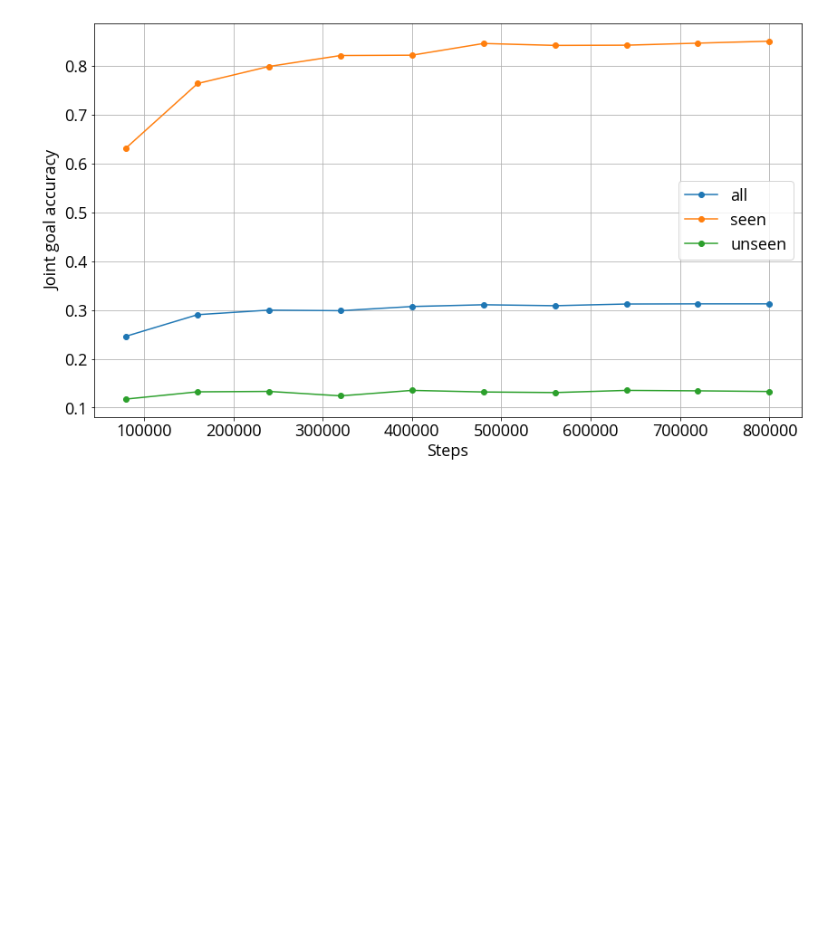
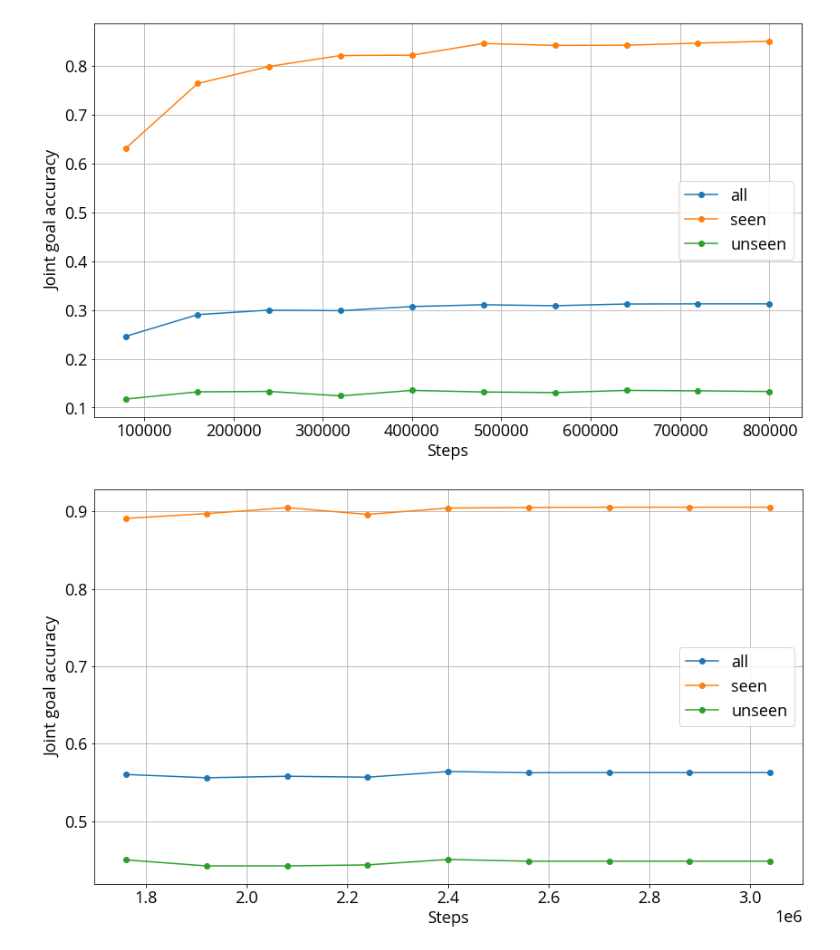
Before and after one commit to BlueFish6543/dst, a Jupyter notebook: notebooks/analysis.ipynb, the cells around one changed output. Saved outputs shown, nothing was run; the diff lists cells and outputs as text; code cells hidden in the pictures; blank space fills up the shorter version.

```diff
--- a/notebooks/analysis.ipynb
+++ b/notebooks/analysis.ipynb
@@ -36,3 +44,35 @@ jca_unseen = [metric["#UNSEEN_SERVICES"]["joint_cat_accuracy"] for metric in met
 jnca_all = [metric["#ALL_SERVICES"]["joint_noncat_accuracy"] for metric in metrics]
 jnca_seen = [metric["#SEEN_SERVICES"]["joint_noncat_accuracy"] for metric in metrics]
 jnca_unseen = [metric["#UNSEEN_SERVICES"]["joint_noncat_accuracy"] for metric in metrics]
+
+intent_all2 = [metric["#ALL_SERVICES"]["active_intent_accuracy"] for metric in metrics2]
+intent_seen2 = [metric["#SEEN_SERVICES"]["active_intent_accuracy"] for metric in metrics2]
+intent_unseen2 = [metric["#UNSEEN_SERVICES"]["active_intent_accuracy"] for metric in metrics2]
+requested_all2 = [metric["#ALL_SERVICES"]["requested_slots_f1"] for metric in metrics2]
+requested_seen2 = [metric["#SEEN_SERVICES"]["requested_slots_f1"] for metric in metrics2]
+requested_unseen2 = [metric["#UNSEEN_SERVICES"]["requested_slots_f1"] for metric in metrics2]
+jga_all2 = [metric["#ALL_SERVICES"]["joint_goal_accuracy"] for metric in metrics2]
+jga_seen2 = [metric["#SEEN_SERVICES"]["joint_goal_accuracy"] for metric in metrics2]
+jga_unseen2 = [metric["#UNSEEN_SERVICES"]["joint_goal_accuracy"] for metric in metrics2]
+jca_all2 = [metric["#ALL_SERVICES"]["joint_cat_accuracy"] for metric in metrics2]
+jca_seen2 = [metric["#SEEN_SERVICES"]["joint_cat_accuracy"] for metric in metrics2]
+jca_unseen2 = [metric["#UNSEEN_SERVICES"]["joint_cat_accuracy"] for metric in metrics2]
+jnca_all2 = [metric["#ALL_SERVICES"]["joint_noncat_accuracy"] for metric in metrics2]
+jnca_seen2 = [metric["#SEEN_SERVICES"]["joint_noncat_accuracy"] for metric in metrics2]
+jnca_unseen2 = [metric["#UNSEEN_SERVICES"]["joint_noncat_accuracy"] for metric in metrics2]
+
+# print(jga_all)
+print(intent_all2)
+print(intent_seen2)
+print(intent_unseen2)
+print()
+print(requested_all2)
+print(requested_seen2)
+print(requested_unseen2)
+print()
+print(jga_all2)
+print(jga_seen2)
+print(jga_unseen2)
+print()
+print(jca_unseen2)
+print(jnca_unseen2)
@@ -39,14 +94,24 @@ jnca_unseen = [metric["#UNSEEN_SERVICES"]["joint_noncat_accuracy"] for metric in
 # %%
 plt.plot(steps, jga_all, marker="o", label="all")
 plt.plot(steps, jga_seen, marker="o", label="seen")
 plt.plot(steps, jga_unseen, marker="o", label="unseen")
 plt.xlabel("Steps")
 plt.ylabel("Joint goal accuracy")
 plt.grid()
 plt.legend()
 plt.show()
+
+plt.plot(steps2, jga_all2, marker="o", label="all")
+plt.plot(steps2, jga_seen2, marker="o", label="seen")
+plt.plot(steps2, jga_unseen2, marker="o", label="unseen")
+plt.xlabel("Steps")
+plt.ylabel("Joint goal accuracy")
+plt.grid()
+plt.legend()
+plt.show()
 # %% [output]
 [figure]
+[figure, added]
 # %%
 plt.plot(steps, jca_all, marker="o", label="all")
 plt.plot(steps, jca_seen, marker="o", label="seen")
```
Also changed, not shown: parts of 9 cells of this notebook, 5 other files.
